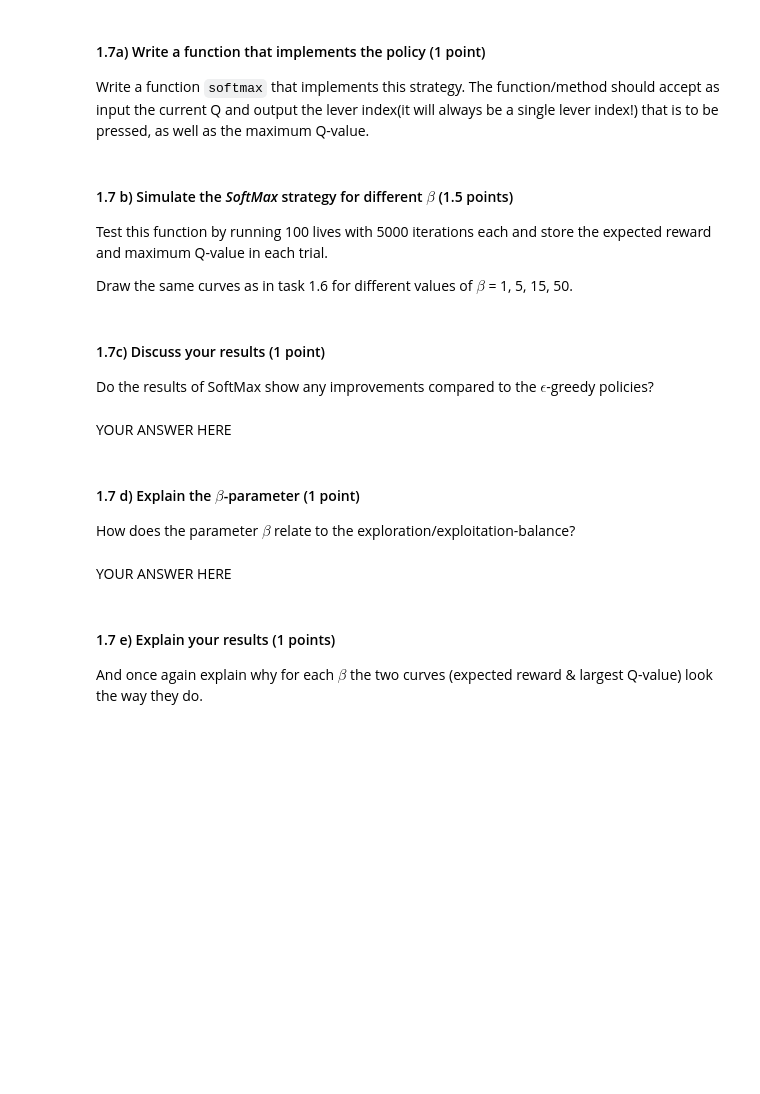
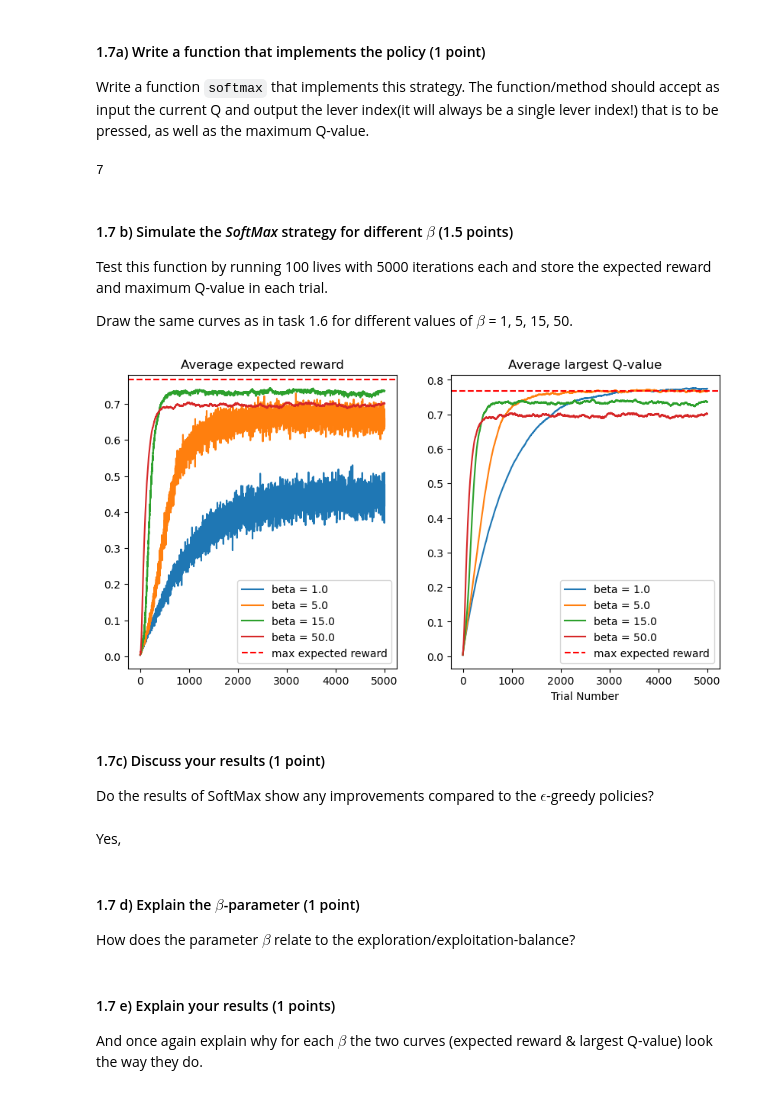
Before and after one commit to lfogarty98/mhbf_pt, a Jupyter notebook: 7-rl-part-I/rl-part-I.ipynb, the cells around one changed output. Drawn from its saved outputs; the diff is of its cells as text; code cells hidden in the pictures; blank space fills up the shorter version.

```diff
--- a/7-rl-part-I/rl-part-I.ipynb
+++ b/7-rl-part-I/rl-part-I.ipynb
@@ -289,3 +292,11 @@ raise NotImplementedError()
+# %%
+def softmax(step, q, beta=1):
+    p_vals = (np.exp(beta * q)) / np.sum(np.exp(beta*q))
+    return np.random.choice(a=range(len(p)), size=1, p=p_vals)[0]
+# %%
+print(softmax(0,q=np.zeros(10)))
+# %% [output]
+7
 # %% [markdown]
 #### 1.7 b) Simulate the *SoftMax* strategy for different $\beta$ (1.5 points)
 
@@ -298,15 +306,21 @@ raise NotImplementedError()
+# %%
+beta_vals = [1., 5., 15., 50.]
+num_iterations = 5000
+num_lives = 100
+
+simulate_strategy(num_iterations=num_iterations, num_lives=num_lives, reward_fn=generate_reward, policy=softmax, param_name='beta', param_vals=beta_vals)
+# %% [output]
+[figure, added]
 # %% [markdown]
 #### 1.7c) Discuss your results (1 point)
 
 Do the results of SoftMax show any improvements compared to the $\epsilon$-greedy policies?
-# %% [markdown]
-YOUR ANSWER HERE
+# %% [markdown]
+Yes,
 # %% [markdown]
 #### 1.7 d) Explain the $\beta$-parameter (1 point)
 
 How does the parameter $\beta$ relate to the exploration/exploitation-balance?
-# %% [markdown]
-YOUR ANSWER HERE
 # %% [markdown]
 #### 1.7 e) Explain your results (1 points)
 
```
Also changed, not shown: parts of 14 cells of this notebook.
